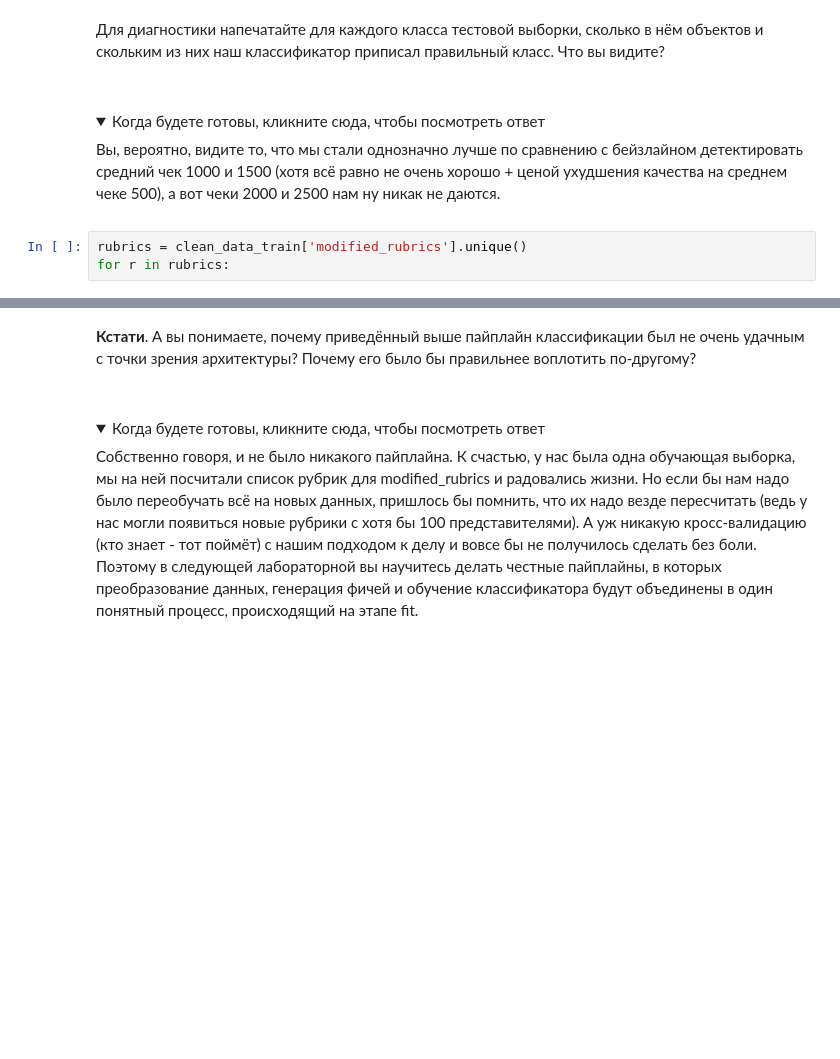
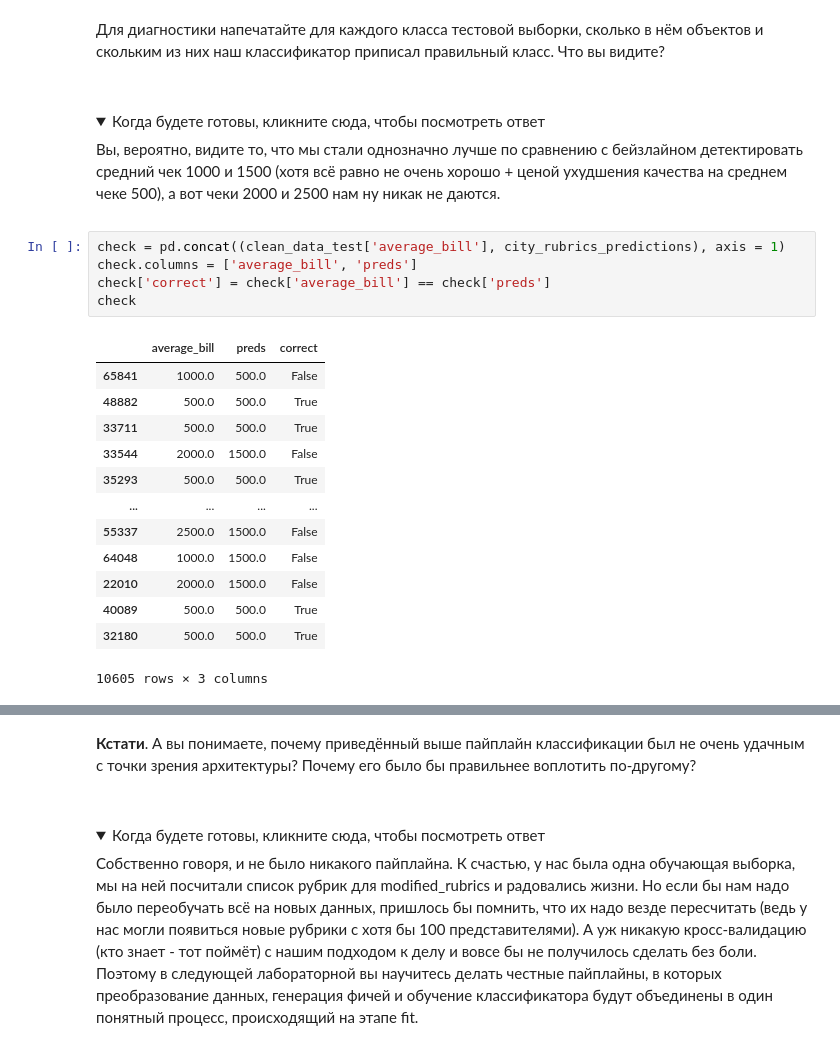
Before and after one commit to Tukk0/ML_basics, a Jupyter notebook: ML_1.3/ML_1.3.ipynb, the cells around one changed output, grey strips where cells are left out. Saved outputs shown, nothing was run; the diff lists cells and outputs as text; folded sections open; blank space fills up the shorter version.

Commit message:
Add diagnosis on class predictions

```diff
--- a/ML_1.3/ML_1.3.ipynb
+++ b/ML_1.3/ML_1.3.ipynb
@@ -578,6 +578,22 @@ Predict by rubric and city:  0.7095709570957096
   Вы, вероятно, видите то, что мы стали однозначно лучше по сравнению с бейзлайном детектировать средний чек 1000 и 1500 (хотя всё равно не очень хорошо + ценой ухудшения качества на среднем чеке 500), а вот чеки 2000 и 2500 нам ну никак не даются.
 
 </details>
-# %%
-rubrics = clean_data_train['modified_rubrics'].unique()
-for r in rubrics:
+# %%
+check = pd.concat((clean_data_test['average_bill'], city_rubrics_predictions), axis = 1)
+check.columns = ['average_bill', 'preds']
+check['correct'] = check['average_bill'] == check['preds']
+check
+# %% [output]
+|  | average_bill | preds | correct |
+| 65841 | 1000.0 | 500.0 | False |
+| 48882 | 500.0 | 500.0 | True |
+| 33711 | 500.0 | 500.0 | True |
+| 33544 | 2000.0 | 1500.0 | False |
+| 35293 | 500.0 | 500.0 | True |
+| ... | ... | ... | ... |
+| 55337 | 2500.0 | 1500.0 | False |
+| 64048 | 1000.0 | 1500.0 | False |
+| 22010 | 2000.0 | 1500.0 | False |
+| 40089 | 500.0 | 500.0 | True |
+| 32180 | 500.0 | 500.0 | True |
+10605 rows × 3 columns
```
Also changed, not shown: parts of 1 cell of this notebook.
